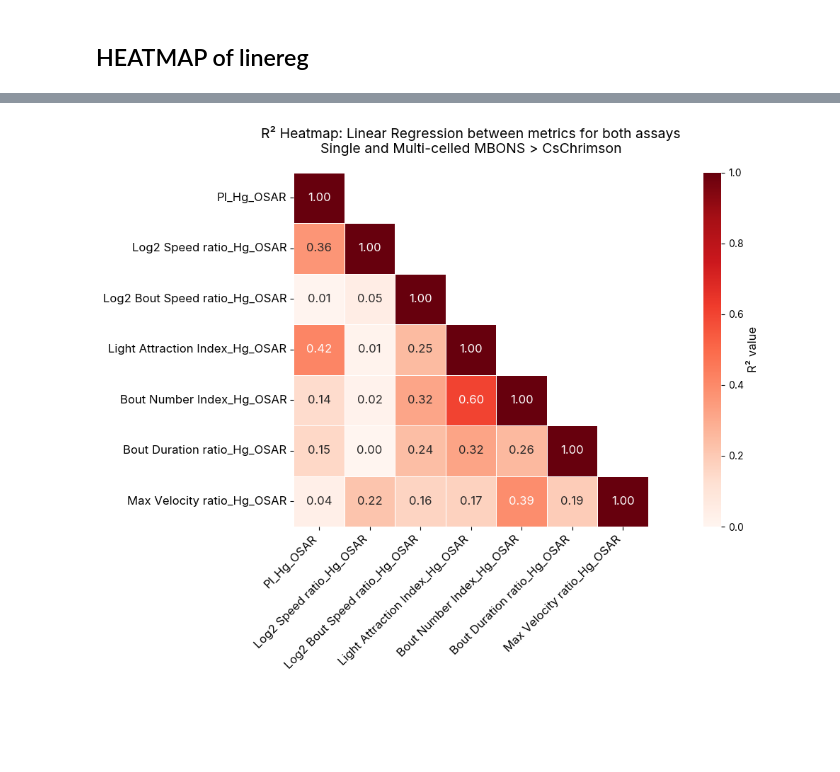
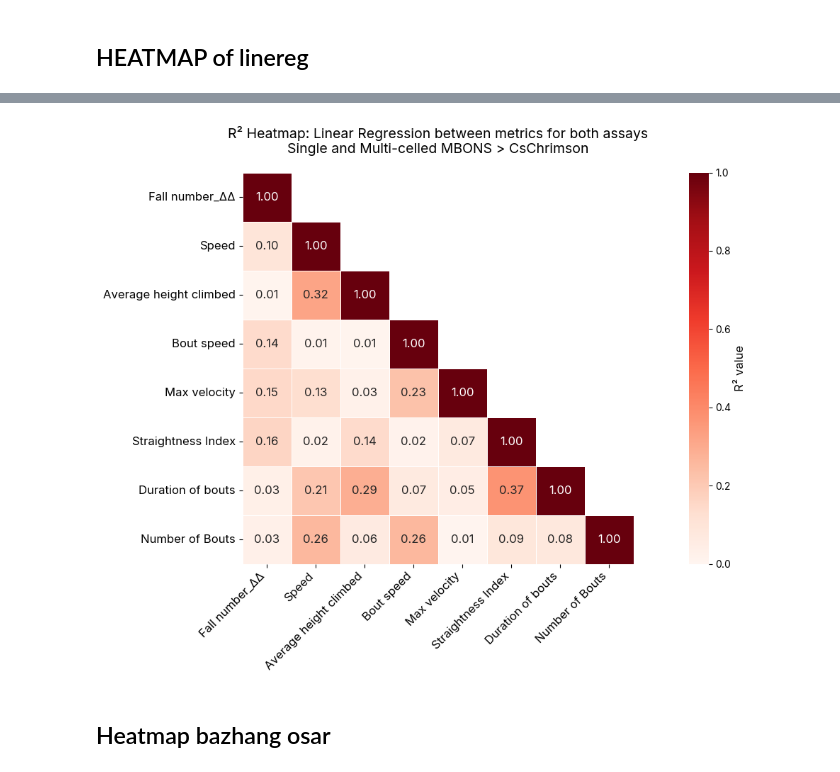
Before and after one commit to lnicole08/OSAR-Nicole-version, a Jupyter notebook: Falling-OSAR Linreg.ipynb, the cells around one changed output, grey strips where cells are left out. Cells and saved outputs as stored; diff of their text form; code cells hidden in the pictures; blank space fills up the shorter version.

```diff
--- a/Falling-OSAR Linreg.ipynb
+++ b/Falling-OSAR Linreg.ipynb
@@ -686,4 +683,4 @@ KeyError: 'PI_Δg_OSAR'
 # %% [markdown]
 ## HEATMAP of linereg
 # %%
-totalmetriccomparison = pd.read_excel(specifiedpath + "ACC Lab Dropbox\\ACC Lab\\Nicole Lee\\Data Compilation\\2025 Complete raw values osar falling\\Totalcomparisonofallmetrics-Full.xlsx")
+totalmetriccomparison = pd.read_excel(specifiedpath + "ACC Lab Dropbox\\ACC Lab\\Nicole Lee\\Data Compilation\\2025 Complete raw values osar falling\\Falling_20260131.xlsx")
@@ -745,13 +696,12 @@ responder = "Chrimson2"
 mode = "all"  #single, multi, or all
 
 extras = ['responder', 'MBON']
-exclude = ['Bout Speed ratio_Hg_OSAR', 'Speed ratio_Hg_OSAR']
-
-metrics_to_compute = [c for c in totalmetriccomparison.columns.tolist() if (c.endswith('OSAR') and c not in exclude) or c in extras]
-
+exclude = "Pause position_Δg"
+metrics_to_compute = [c for c in totalmetriccomparison.columns.tolist() if ("Δ" in c and c not in exclude) or c in extras]
 
 
 specificmetricdf = totalmetriccomparison[metrics_to_compute]
+
 
 if responder == 'Chrimson2':
     responderrename = "CsChrimson"
@@ -763,23 +713,16 @@ if responder == 'ACR':
     df_specificmbon = specificmetricdf[specificmetricdf['responder']=="ACR"].reset_index(drop=True)
     cmapcolor = "Greens"
 
+df_specificmbon = df_specificmbon[~df_specificmbon['MBON'].isin(['R76B09', 'VT999036'])]
 df_nta = df_specificmbon.drop(columns = ['responder'])
 df_allmbons = df_nta.set_index('MBON')
-df_nt_singlecell = df_nta[df_nta['MBON'].isin(singlecellmbon)].set_index('MBON')
-df_nt_multicell = df_nta[~df_nta['MBON'].isin(singlecellmbon)].set_index('MBON')
 
-if mode == "single":
-    datasettouse = df_nt_singlecell
-    modename = "Single celled"
-elif mode == "multi":
-    datasettouse = df_nt_multicell
-    modename = "Multi celled"
-elif mode == "all":
-    datasettouse = df_allmbons
-    modename = "Single and Multi-celled"
+datasettouse = df_allmbons
+modename = "Single and Multi-celled"
 # %%
 from scipy.stats import linregress
 
+datasettouse.columns = datasettouse.columns.str.replace("_Δg", "", regex=False)
 df_linreg = datasettouse.copy()
 n_metrics = len(df_linreg.columns)
 r2_matrix = np.zeros((n_metrics, n_metrics))
@@ -802,33 +745,35 @@ for i in range(n_metrics):
             r2_matrix[i, j] = np.nan  # Not enough data
 
 r2_df = pd.DataFrame(r2_matrix,
                      columns=df_linreg.columns,
                      index=df_linreg.columns)
 
 mask = np.triu(np.ones_like(r2_df, dtype=bool), k=1)
 
 fig, ax = plt.subplots(figsize=(16, 8))
 hmap = sns.heatmap(r2_df, annot=True, fmt='.2f', cmap=cmapcolor,
             vmin=0, vmax=1, center=0.5, annot_kws={'fontsize': 12},
             cbar_kws={'label': 'R² value'},
             square=True, linewidths=0.5, ax=ax,
             mask=mask)
 
 cbar = hmap.collections[0].colorbar
 cbar.ax.tick_params(labelsize=10)
 cbar.set_label('R² value', fontsize=12)
 
 plt.title(f"R² Heatmap: Linear Regression between metrics for both assays\n" + modename + " MBONS > " + responderrename,
           fontsize=14, pad=20)
 plt.xticks(rotation=45, ha = "right", fontsize = 12)
 # wrap_labels(hmap, 5)
 plt.yticks(rotation=0, fontsize = 12)
 plt.tight_layout()
 mpl.rcParams['svg.fonttype'] = 'none'
 
 
-plt.savefig(filesavedir + date + "_" + responder + "_heatmaplinregfor_" + modename +".svg")
-#plt.savefig(filesavedir + date + "_" + responder + "_heatmaplinregfor_" + modename +".png", dpi=600)
+#plt.savefig(filesavedir + date + "_" + responder + "_heatmaplinregfor_" + modename +".svg", bbox_inches="tight")
+plt.savefig("D:\\ACC Lab Dropbox\\ACC Lab\\Nicole Lee\\Data Compilation\\Falling_New\\images\\" + date + "_" + responder + "_Falling_heatmaplinregfor_" + modename +".svg", bbox_inches="tight")
 plt.show()
 # %% [output]
-[figure, old version]
+[figure, new version]
+# %% [markdown]
+## Heatmap bazhang osar
```
Also changed, not shown: parts of 6 cells of this notebook, 6 other files.
